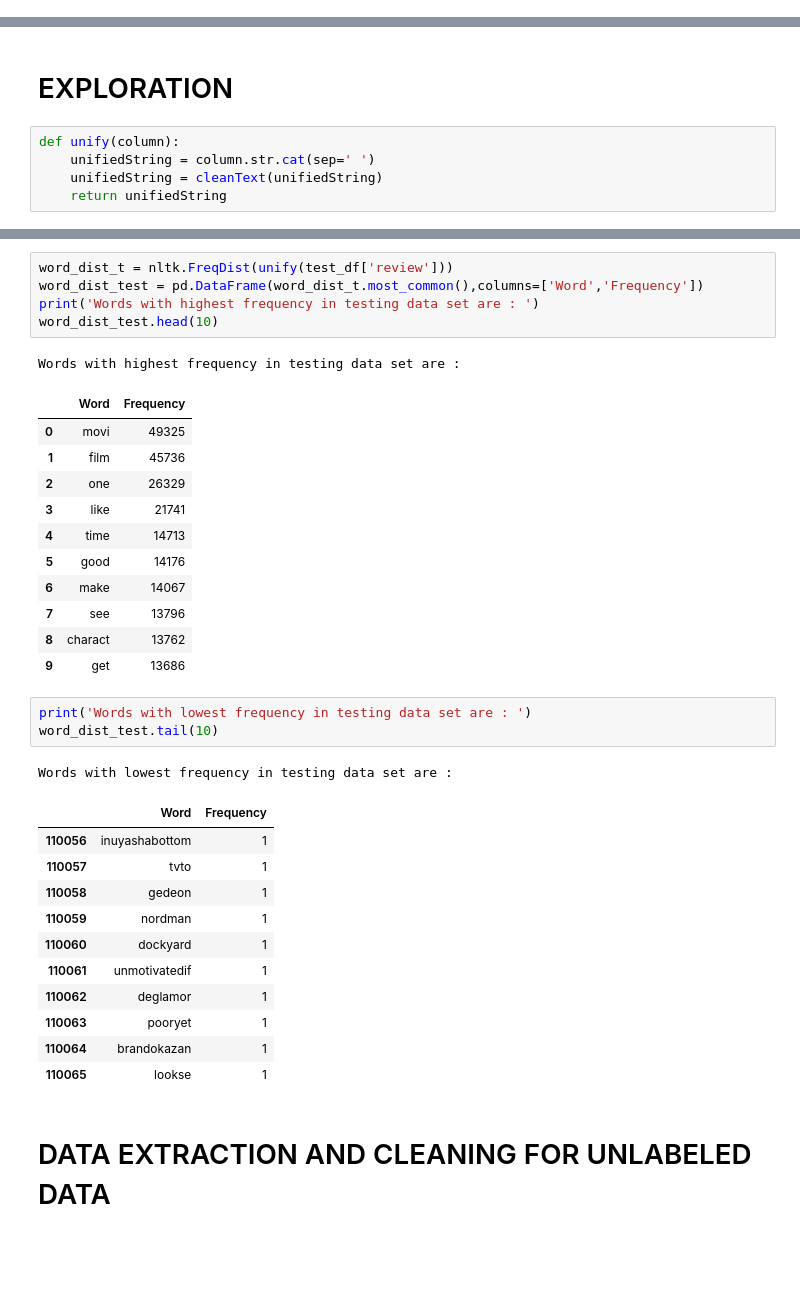
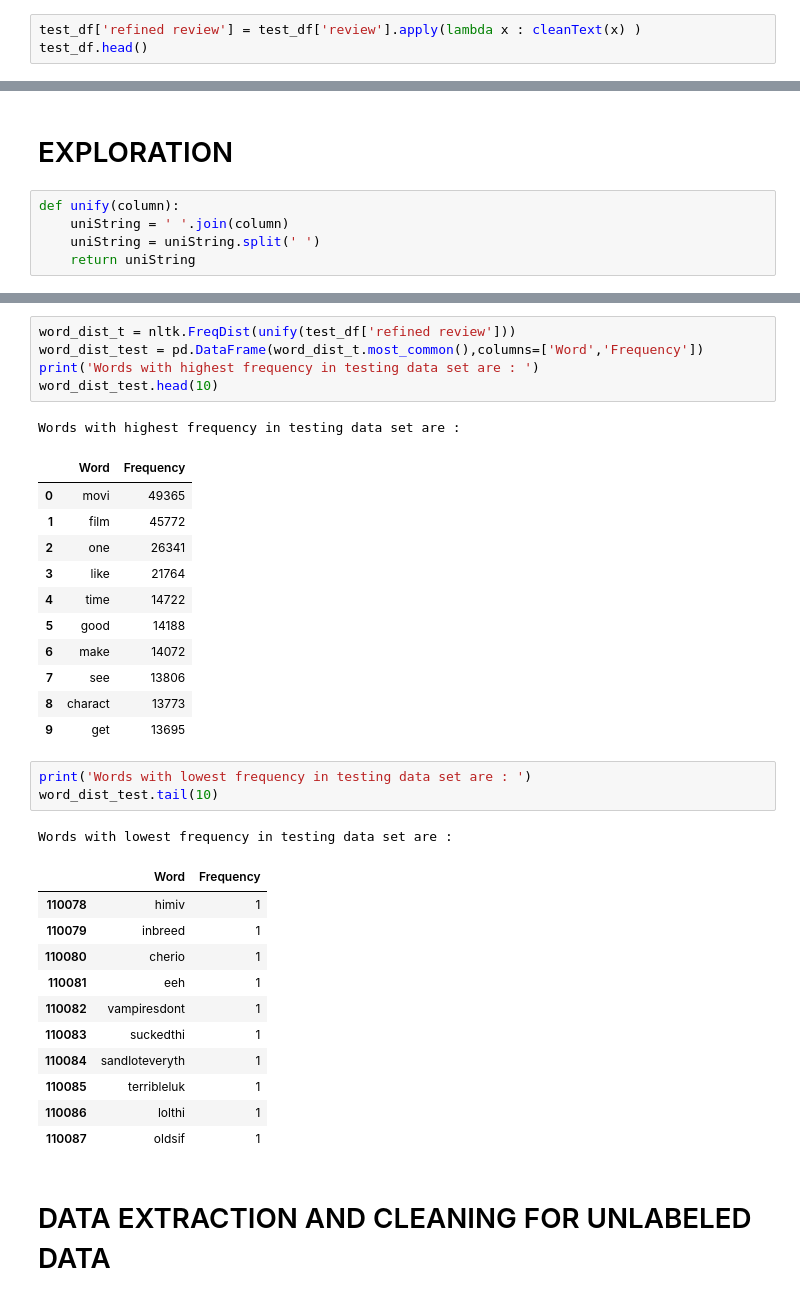
Before and after one commit to varun-kumar-812/Capstone-IMDB-movie-reviews, a Jupyter notebook: Capstone.ipynb, the cells around one changed output, grey strips where cells are left out. Saved outputs shown, nothing was run; the diff lists cells and outputs as text; blank space fills up the shorter version.

```diff
--- a/Capstone.ipynb
+++ b/Capstone.ipynb
@@ -141,0 +142,3 @@ train_df.head()
+# %%
+test_df['refined review'] = test_df['review'].apply(lambda x : cleanText(x) )
+test_df.head()
@@ -180,9 +190,9 @@ print(value[0:30])
 ['bad', 'bet', 'bulli', 'charact', 'even', 'far', 'friend', 'great', 'hang', 'im', 'joe', 'know', 'like', 'lta', 'luci', 'man', 'mean', 'movi', 'red', 'role', 'say', 'scene', 'shot', 'sit', 'someon',  ...
 # %% [markdown]
 # EXPLORATION
-# %%
-def unify(column):
-    unifiedString = column.str.cat(sep=' ')
-    unifiedString = cleanText(unifiedString)
-    return unifiedString
+# %%
+def unify(column):
+    uniString = ' '.join(column)
+    uniString = uniString.split(' ')
+    return uniString
 # %%
@@ -290,37 +300,37 @@ Words with lowest frequency in training data set are :
 # %%
-word_dist_t = nltk.FreqDist(unify(test_df['review']))
+word_dist_t = nltk.FreqDist(unify(test_df['refined review']))
 word_dist_test = pd.DataFrame(word_dist_t.most_common(),columns=['Word','Frequency'])
 print('Words with highest frequency in testing data set are : ')
 word_dist_test.head(10)
 # %% [output]
 Words with highest frequency in testing data set are :
 |  | Word | Frequency |
-| 0 | movi | 49325 |
-| 1 | film | 45736 |
-| 2 | one | 26329 |
-| 3 | like | 21741 |
-| 4 | time | 14713 |
-| 5 | good | 14176 |
-| 6 | make | 14067 |
-| 7 | see | 13796 |
-| 8 | charact | 13762 |
-| 9 | get | 13686 |
+| 0 | movi | 49365 |
+| 1 | film | 45772 |
+| 2 | one | 26341 |
+| 3 | like | 21764 |
+| 4 | time | 14722 |
+| 5 | good | 14188 |
+| 6 | make | 14072 |
+| 7 | see | 13806 |
+| 8 | charact | 13773 |
+| 9 | get | 13695 |
 # %%
 print('Words with lowest frequency in testing data set are : ')
 word_dist_test.tail(10)
 # %% [output]
 Words with lowest frequency in testing data set are :
 |  | Word | Frequency |
-| 110056 | inuyashabottom | 1 |
-| 110057 | tvto | 1 |
-| 110058 | gedeon | 1 |
-| 110059 | nordman | 1 |
-| 110060 | dockyard | 1 |
-| 110061 | unmotivatedif | 1 |
-| 110062 | deglamor | 1 |
-| 110063 | pooryet | 1 |
-| 110064 | brandokazan | 1 |
-| 110065 | lookse | 1 |
+| 110078 | himiv | 1 |
+| 110079 | inbreed | 1 |
+| 110080 | cherio | 1 |
+| 110081 | eeh | 1 |
+| 110082 | vampiresdont | 1 |
+| 110083 | suckedthi | 1 |
+| 110084 | sandloteveryth | 1 |
+| 110085 | terribleluk | 1 |
+| 110086 | lolthi | 1 |
+| 110087 | oldsif | 1 |
 # %% [markdown]
 # DATA EXTRACTION AND CLEANING FOR UNLABELED DATA
 # %%
```
Also changed, not shown: parts of 10 cells of this notebook.
